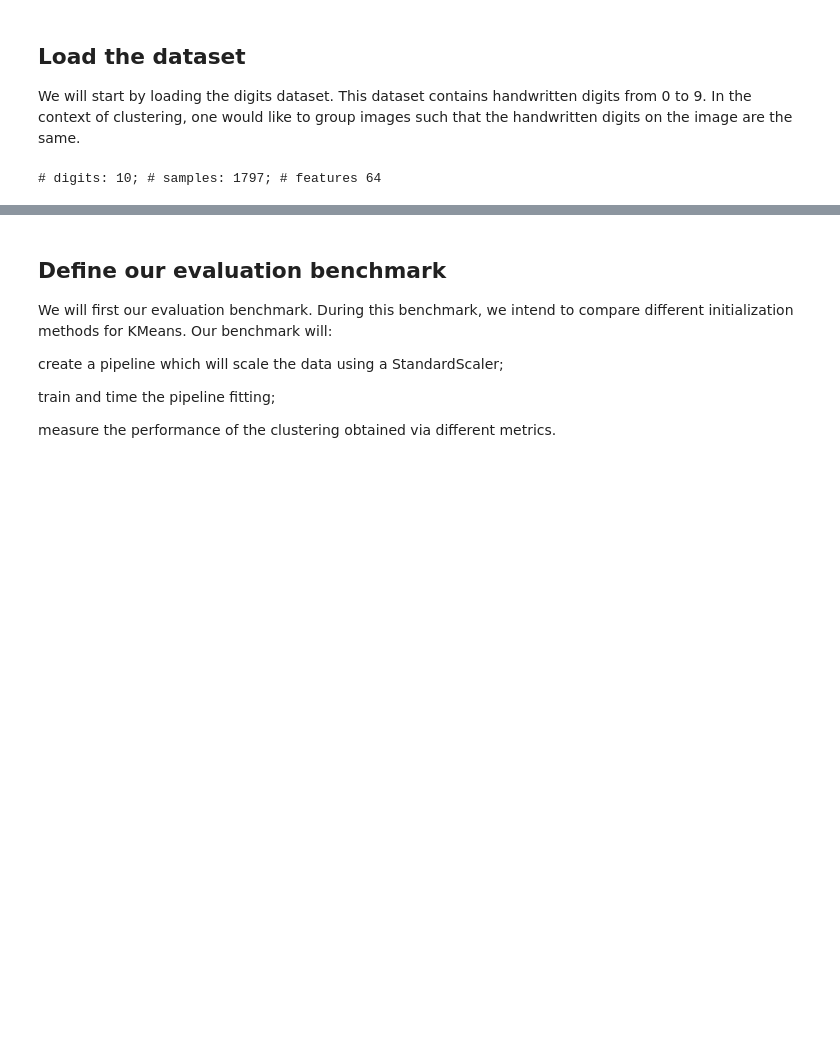
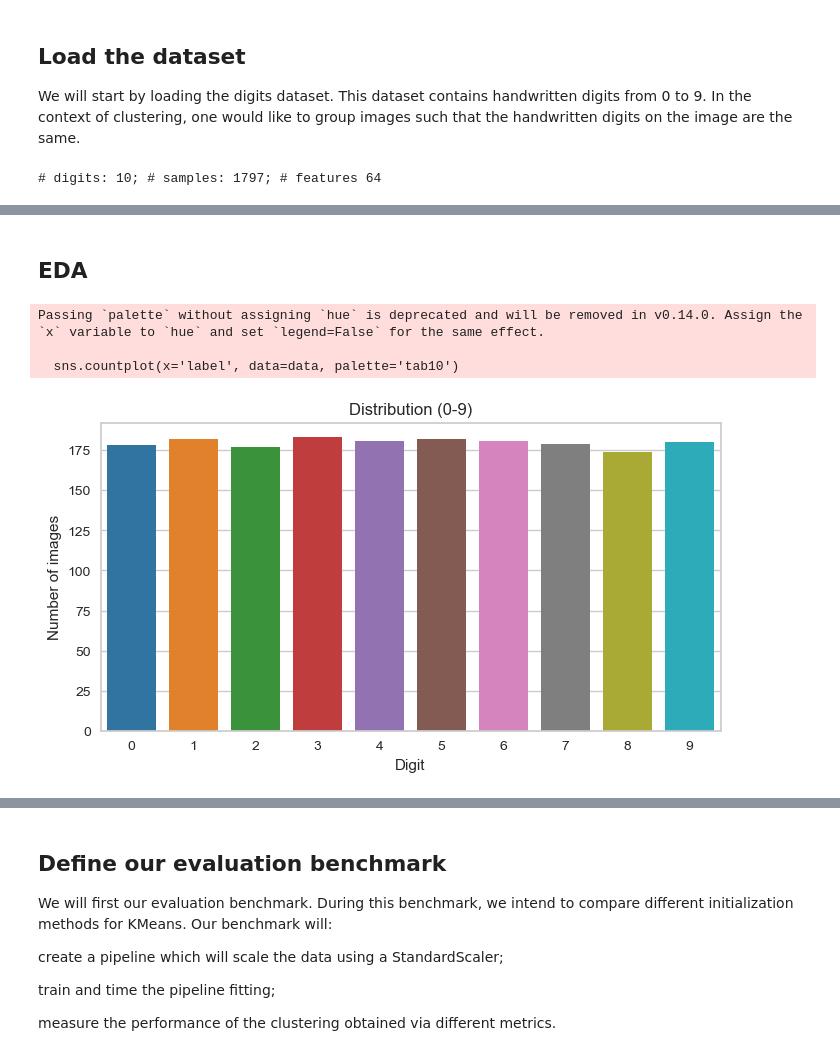
Before and after one commit to MouslyDiaw/ensae_project, a Jupyter notebook: courses/unsupervised_learning/clustering.ipynb, the cells around one changed output, grey strips where cells are left out. Saved outputs shown, nothing was run; the diff lists cells and outputs as text; code cells hidden in the pictures; blank space fills up the shorter version.

```diff
--- a/courses/unsupervised_learning/clustering.ipynb
+++ b/courses/unsupervised_learning/clustering.ipynb
@@ -20,9 +25,16 @@ from yellowbrick.cluster import InterclusterDistance, SilhouetteVisualizer, KElb
 
 We will start by loading the digits dataset. This dataset contains handwritten digits from 0 to 9. In the context of clustering, one would like to group images such that the handwritten digits on the image are the same.
 # %%
-digits = load_digits()
+digits = load_digits()  # Dimensionality: 64 features
 
 X, labels = digits.data, digits.target
+images = digits.images
+
+# column name for 64
+column_names = [f"X{i}" for i in range(64)]
+
+data = pd.DataFrame(X, columns=column_names).assign(label=labels)
+
 (n_samples, n_features), n_digits = X.shape, np.unique(labels).size
 
 print(f"# digits: {n_digits}; # samples: {n_samples}; # features {n_features}")
@@ -45,0 +52,15 @@ np.unique(labels, return_counts=True)
+# %% [markdown]
+## EDA
+# %%
+plt.figure(figsize=(8, 4))
+sns.countplot(x='label', data=data, palette='tab10')
+
+plt.title("Distribution (0-9)")
+plt.xlabel("Digit")
+plt.ylabel("Number of images")
+plt.show()
+# %% [output]
+Passing `palette` without assigning `hue` is deprecated and will be removed in v0.14.0. Assign the `x` variable to `hue` and set `legend=False` for the same effect.
+
+  sns.countplot(x='label', data=data, palette='tab10')
+[figure, added]
```
Also changed, not shown: parts of 22 cells of this notebook.
